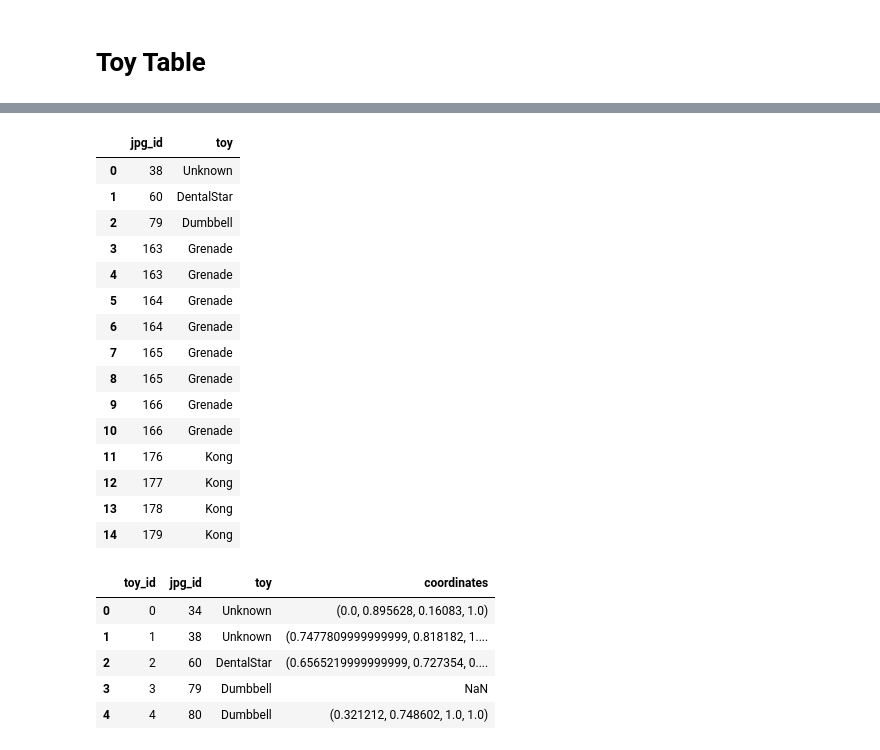
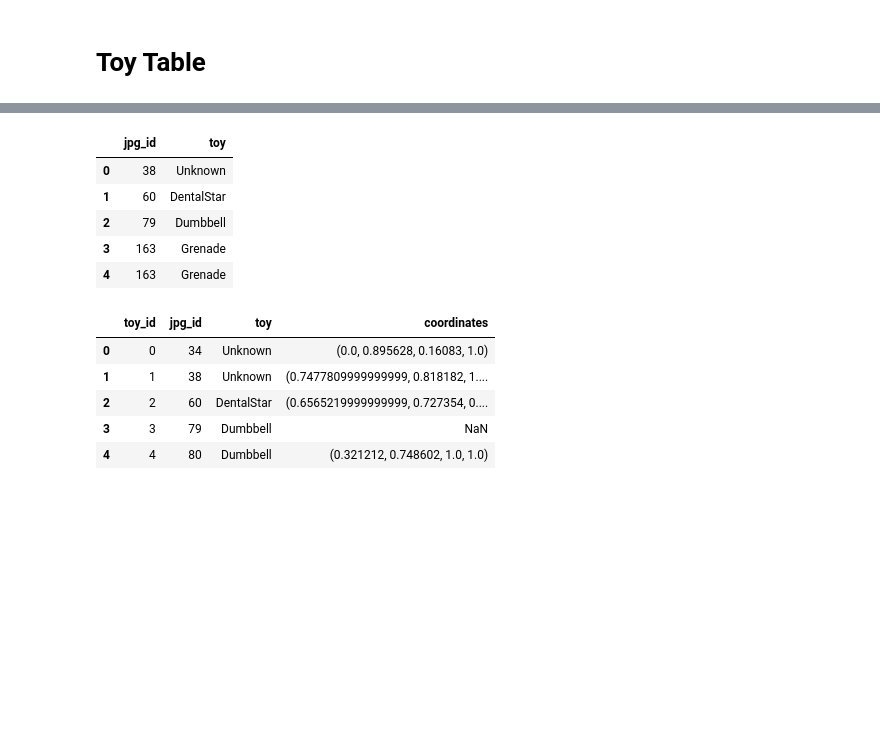
Before and after one commit to julie0924/PhotoMetadata, a Jupyter notebook: Combining.ipynb, the cells around one changed output, grey strips where cells are left out. Drawn from its saved outputs; the diff is of its cells as text; code cells hidden in the pictures; blank space fills up the shorter version.

```diff
--- a/Combining.ipynb
+++ b/Combining.ipynb
@@ -54,22 +49,12 @@ toy_coord.head(15)
 # %%
-toy.head(15)
+toy.head()
 # %% [output]
 |  | jpg_id | toy |
 | 0 | 38 | Unknown |
 | 1 | 60 | DentalStar |
 | 2 | 79 | Dumbbell |
 | 3 | 163 | Grenade |
 | 4 | 163 | Grenade |
-| 5 | 164 | Grenade |
-| 6 | 164 | Grenade |
-| 7 | 165 | Grenade |
-| 8 | 165 | Grenade |
-| 9 | 166 | Grenade |
-| 10 | 166 | Grenade |
-| 11 | 176 | Kong |
-| 12 | 177 | Kong |
-| 13 | 178 | Kong |
-| 14 | 179 | Kong |
 # %%
 toy_merged = pd.merge(toy, toy_coord, on = ['jpg_id','toy'], how = 'outer')
 toy_merged = toy_merged.sort_values('jpg_id', ignore_index = True)
```
Also changed, not shown: parts of 6 cells of this notebook.
